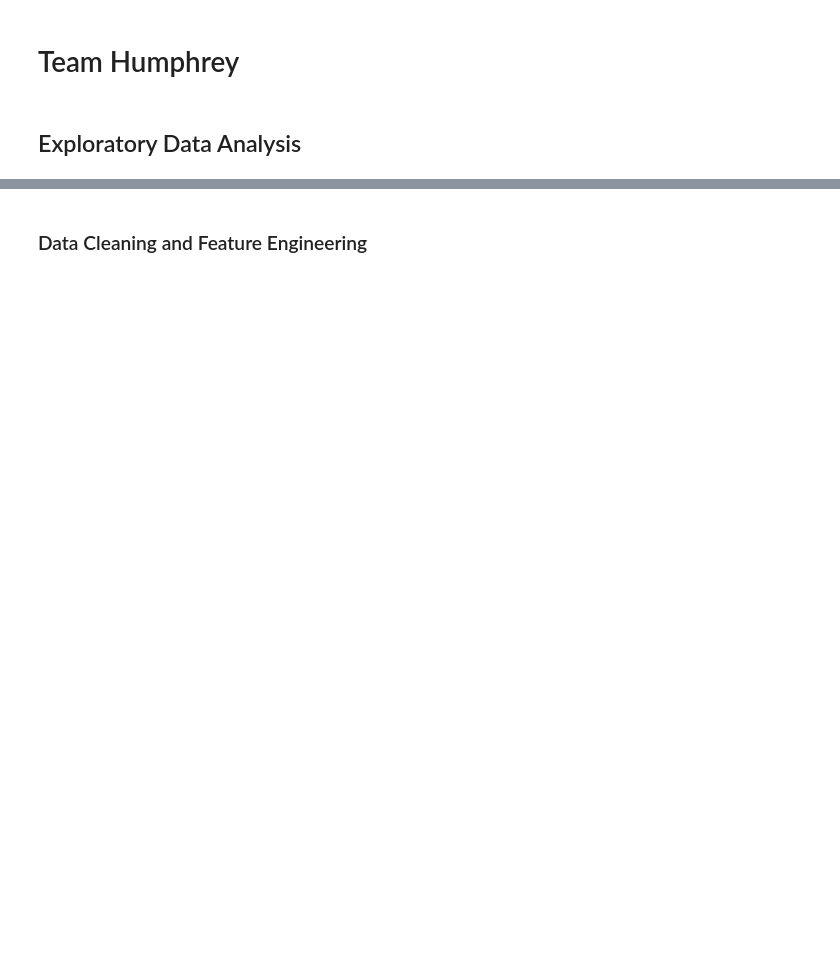
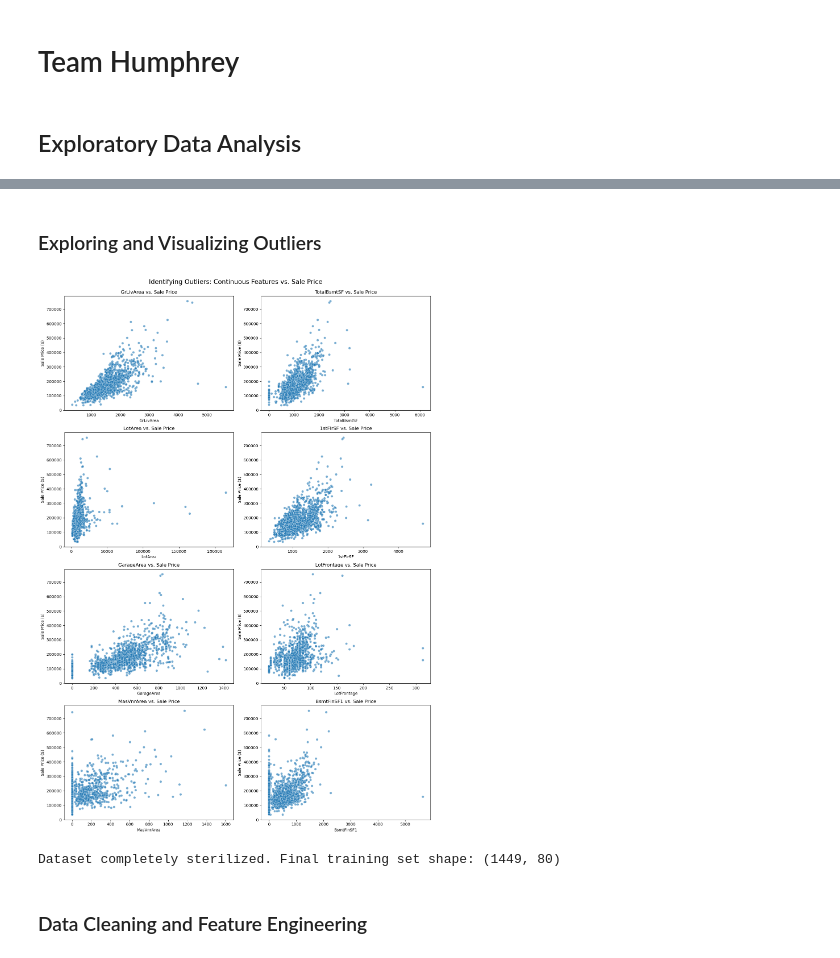
Before and after one commit to ericyang91/Housing_Price_Prediction, a Jupyter notebook: main.ipynb, the cells around one changed output, grey strips where cells are left out. Drawn from its saved outputs; the diff is of its cells as text; code cells hidden in the pictures; blank space fills up the shorter version.

Commit message:
finalizing code

```diff
--- a/main.ipynb
+++ b/main.ipynb
@@ -67,2 +143,58 @@ None
+# %% [markdown]
+### Exploring and Visualizing Outliers
+# %%
+# Group the continuous variables
+continuous_variables = [
+    "GrLivArea", "TotalBsmtSF", "LotArea", "1stFlrSF",
+    "GarageArea", "LotFrontage", "MasVnrArea", "BsmtFinSF1"
+]
+
+# Expand the grid to 4 rows and 2 columns to fit all 8 variables
+fig, axes = plt.subplots(nrows=4, ncols=2, figsize=(14, 20))
+fig.suptitle('Identifying Outliers: Continuous Features vs. Sale Price', fontsize=16)
+
+axes = axes.flatten()
+
+for i, feature in enumerate(continuous_variables):
+    sns.scatterplot(x=train_df[feature], y=train_df['SalePrice'], ax=axes[i], alpha=0.6)
+    axes[i].set_title(f'{feature} vs. Sale Price')
+    axes[i].set_ylabel('Sale Price ($)')
+    # Removed '(sq ft)' since LotFrontage is in linear feet
+    axes[i].set_xlabel(f'{feature}')
+
+# Adjust layout to prevent overlapping labels and give the title space
+plt.tight_layout()
+plt.subplots_adjust(top=0.95)
+plt.show()
+# %% [output]
+[figure, added]
+# %%
+# Delete Outliers
+
+# 1. The Living Area & Basement Monsters
+outliers_liv = train_df[(train_df['GrLivArea'] > 4000) & (train_df['SalePrice'] < 300000)].index
+train_df = train_df.drop(outliers_liv)
+
+# 2. The Agricultural / Massive Lot Anomalies
+outliers_lot = train_df[train_df['LotArea'] > 100000].index
+train_df = train_df.drop(outliers_lot)
+
+# 3. The Garage and Frontage Anomalies
+outliers_garage = train_df[(train_df['GarageArea'] > 1200) & (train_df['SalePrice'] < 300000)].index
+train_df = train_df.drop(outliers_garage)
+outliers_frontage = train_df[train_df['LotFrontage'] > 300].index
+train_df = train_df.drop(outliers_frontage)
+
+# 4. The Final Masonry & Finished Basement Anomalies
+outliers_masonry = train_df[train_df['MasVnrArea'] > 1400].index
+train_df = train_df.drop(outliers_masonry)
+outliers_bsmt = train_df[train_df['BsmtFinSF1'] > 4000].index
+train_df = train_df.drop(outliers_bsmt)
+
+# Reset the index cleanly after all drops
+train_df = train_df.reset_index(drop=True)
+print(f"Dataset completely sterilized. Final training set shape: {train_df.shape}")
+# %% [output]
+Dataset completely sterilized. Final training set shape: (1449, 80)
 # %% [markdown]
 ### Data Cleaning and Feature Engineering
```
Also changed, not shown: parts of 41 cells of this notebook, 2 other files.
